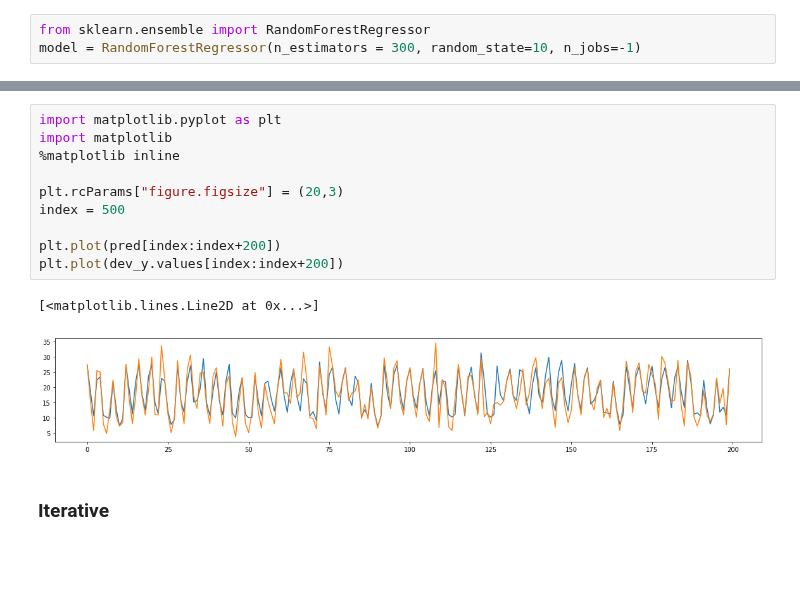
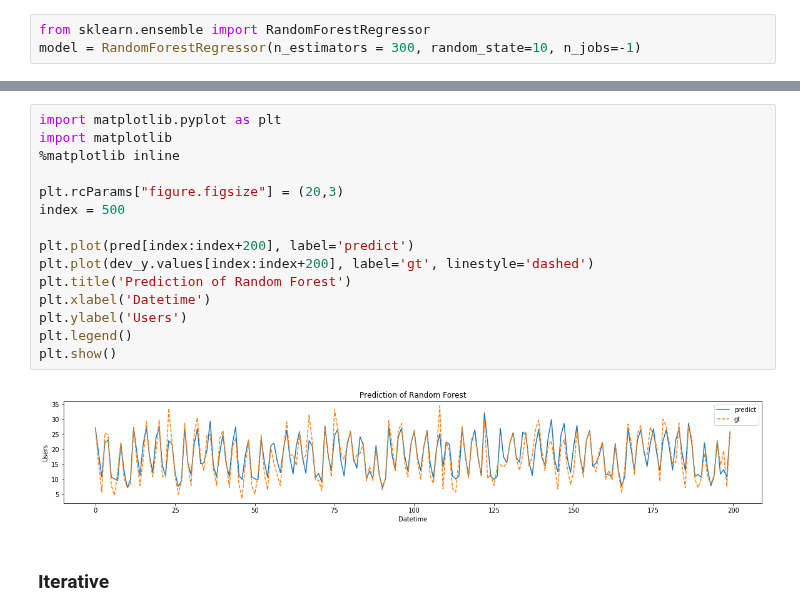
Before and after one commit to junwoopark92/2018-Posco-AI-Challenge, a Jupyter notebook: Task3_pred_restaurant_customer/jh/lab/180830-lunch.ipynb, the cells around one changed output, grey strips where cells are left out. Cells and saved outputs as stored; diff of their text form; blank space fills up the shorter version.

Commit message:
final for one datetime view

```diff
--- a/Task3_pred_restaurant_customer/jh/lab/180830-lunch.ipynb
+++ b/Task3_pred_restaurant_customer/jh/lab/180830-lunch.ipynb
@@ -318,16 +318,20 @@ Wall time: 20.4 s
 # %%
 import matplotlib.pyplot as plt
 import matplotlib
 %matplotlib inline
 
 plt.rcParams["figure.figsize"] = (20,3)
 index = 500
 
-plt.plot(pred[index:index+200])
-plt.plot(dev_y.values[index:index+200])
+plt.plot(pred[index:index+200], label='predict')
+plt.plot(dev_y.values[index:index+200], label='gt', linestyle='dashed')
+plt.title('Prediction of Random Forest')
+plt.xlabel('Datetime')
+plt.ylabel('Users')
+plt.legend()
+plt.show()
 # %% [output]
-[<matplotlib.lines.Line2D at 0x...>]
-[figure, old version]
+[figure, new version]
 # %% [markdown]
 ### Iterative
 # %%
```
Also changed, not shown: parts of 10 cells of this notebook, 2 other files.
